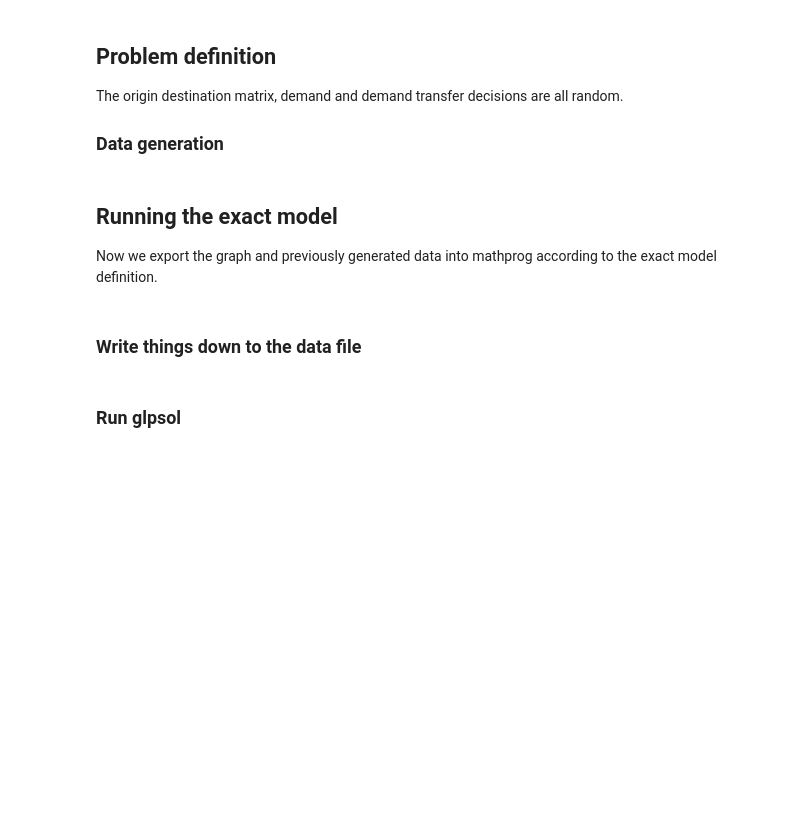
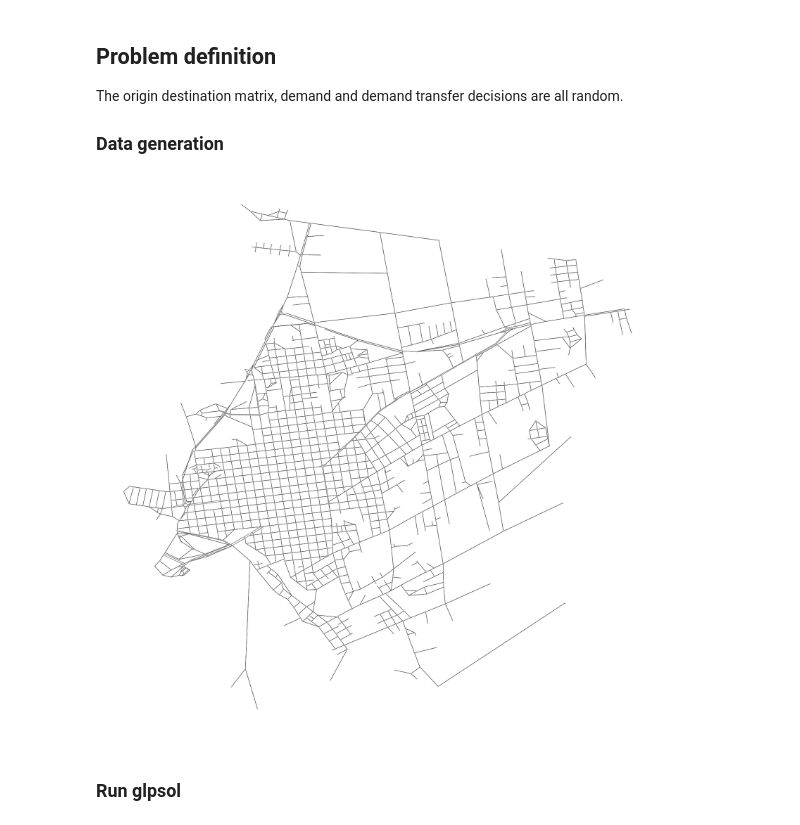
Before and after one commit to joaquinco/bicycle-network-design, a Jupyter notebook: notebooks/Treinta y Tres.ipynb, the cells around one changed output. Saved outputs shown, nothing was run; the diff lists cells and outputs as text; code cells hidden in the pictures; blank space fills up the shorter version.

```diff
--- a/notebooks/Treinta y Tres.ipynb
+++ b/notebooks/Treinta y Tres.ipynb
@@ -18,3 +18,5 @@ pass
+# %%
+data_dir = partial(os.path.join, '../instances/treinta-y-tres')
 # %% [markdown]
 ## Load graph
 # %%
@@ -67,6 +50,0 @@ breakpoints = list(zip(transfer_breakpoints, improvements_breakpoints))
-# %% [markdown]
-## Running the exact model
-
-Now we export the graph and previously generated data into mathprog according to the exact model definition.
-# %% [markdown]
-### Write things down to the data file
@@ -92,2 +51,22 @@ with open(data_file, 'w') as f:
+# %%
+model_cache = data_dir('model.yaml')
+
+if os.path.exists(model_cache):
+    model = bc.model.Model.load(model_cache)
+else:
+    odpair_count = 8
+    breakpoint_count = 4
+
+    model = bc.model.RandomModel(
+        odpair_count=odpair_count,
+        breakpoint_count=breakpoint_count,
+        graph=load_graph(),
+        budget_factor=0.2,
+        project_root='..',
+    )
+# %%
+bc.draw.draw(model)
+# %% [output]
+[figure, added]
 # %% [markdown]
 ### Run glpsol
```
Also changed, not shown: parts of 11 cells of this notebook, 6 other files.
